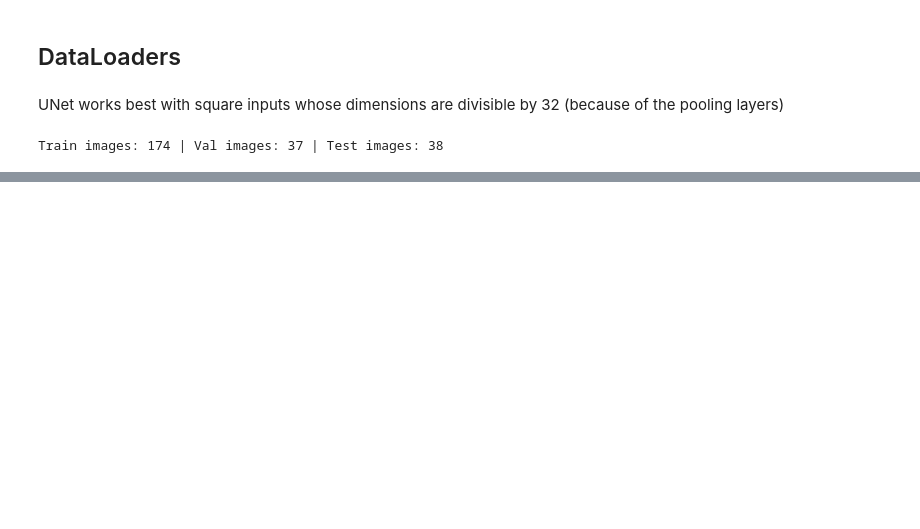
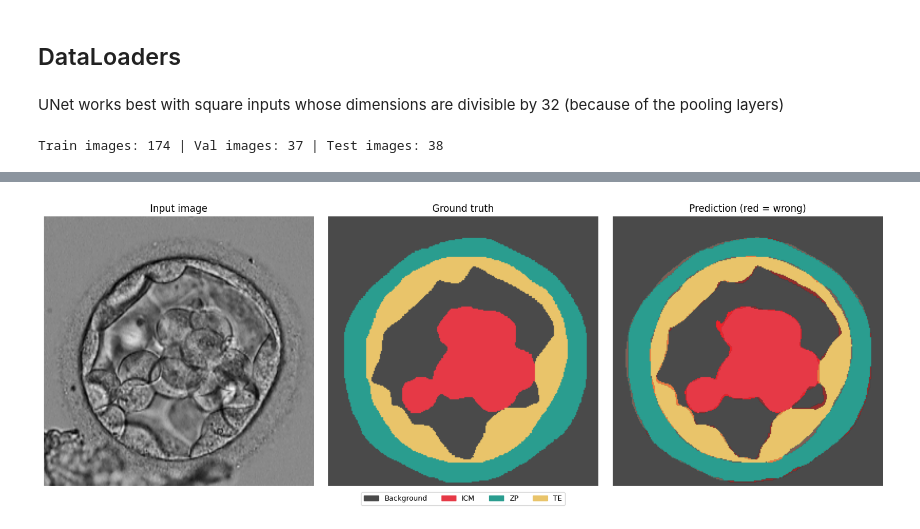
Before and after one commit to mikakia/AdvanceML_Final_Project, a Jupyter notebook: blasto_ss.ipynb, the cells around one changed output, grey strips where cells are left out. Drawn from its saved outputs; the diff is of its cells as text; code cells hidden in the pictures; blank space fills up the shorter version.

```diff
--- a/blasto_ss.ipynb
+++ b/blasto_ss.ipynb
@@ -237,0 +583,15 @@ torch.Size([6, 1, 256, 256])
+# %%
+# 1. Rebuild the model architecture (must match what you trained)
+model = UNet(in_channels=1, n_classes=4, base_filters=64)
+
+# 2. Load the saved weights
+checkpoint = torch.load("best_unet.pth", map_location="cpu")
+model.load_state_dict(checkpoint["model_state"])
+print(f"Loaded checkpoint from epoch {checkpoint['epoch']} with mIoU {checkpoint['miou']:.4f}")
+
+# 3. Grab an image and predict
+image, mask = dataset[0]              # or load your own image tensor
+pred_mask = predict(model, image)     # (256, 256) class indices
+
+print(pred_mask.shape)
+print(pred_mask.unique())             # which classes were predicted
@@ -237,0 +602,77 @@ torch.Size([6, 1, 256, 256])
+# %%
+CLASS_COLORS = {
+    0: ("Background", "#4a4a4a"),
+    1: ("ICM",     "#e63946"),
+    2: ("ZP",      "#2a9d8f"),
+    3: ("TE",     "#e9c46a"),
+}
+
+def visualize_prediction(image, pred_mask, gt_mask=None, class_colors=CLASS_COLORS):
+    """
+    Args:
+        image:     (1, 256, 256) float tensor
+        pred_mask: (256, 256)    long tensor  — from predict()
+        gt_mask:   (256, 256)    long tensor  — class indices
+                   (4, 256, 256) float tensor — one-hot, converted automatically
+    """
+
+    # Convert one-hot gt_mask to class indices if needed
+    if gt_mask is not None and gt_mask.dim() == 3:
+        gt_mask = gt_mask.argmax(dim=0)   # (4, 256, 256) → (256, 256)
+
+    def mask_to_rgb(mask_np):
+        h, w = mask_np.shape
+        rgb = np.zeros((h, w, 3), dtype=np.uint8)
+        for cls_idx, (_, hex_color) in class_colors.items():
+            r, g, b = int(hex_color[1:3], 16), int(hex_color[3:5], 16), int(hex_color[5:7], 16)
+            rgb[mask_np == cls_idx] = [r, g, b]
+        return rgb
+
+    pred_np = pred_mask.cpu().numpy()
+    n_cols  = 3 if gt_mask is not None else 2
+    fig, axes = plt.subplots(1, n_cols, figsize=(5 * n_cols, 5))
+
+    # Input image
+    axes[0].imshow(image.squeeze(0).cpu().numpy(), cmap="gray")
+    axes[0].set_title("Input image")
+    axes[0].axis("off")
+
+    # Ground truth
+    if gt_mask is not None:
+        gt_np = gt_mask.cpu().numpy()
+        axes[1].imshow(mask_to_rgb(gt_np))
+        axes[1].set_title("Ground truth")
+        axes[1].axis("off")
+
+    # Prediction
+    ax_pred = axes[2] if gt_mask is not None else axes[1]
+    ax_pred.imshow(mask_to_rgb(pred_np))
+    ax_pred.set_title("Prediction")
+    ax_pred.axis("off")
+
+    # Overlay: highlight disagreements in red
+    if gt_mask is not None:
+        wrong = (pred_np != gt_np).astype(np.uint8) * 255
+        overlay = np.zeros((*pred_np.shape, 4), dtype=np.uint8)  # RGBA
+        overlay[..., 0] = wrong    # red channel
+        overlay[..., 3] = wrong    # alpha channel
+        ax_pred.imshow(overlay, alpha=0.4)
+        ax_pred.set_title(f"Prediction (red = wrong)")
+
+    # Shared legend
+    legend = [mpatches.Patch(color=col, label=name)
+              for _, (name, col) in class_colors.items()]
+    fig.legend(handles=legend, loc="lower center", ncol=4,
+               bbox_to_anchor=(0.5, -0.05), fontsize=9)
+
+    plt.tight_layout()
+    plt.savefig("prediction_vs_gt.png", dpi=150, bbox_inches="tight")
+    plt.show()
+
+
+# ── Usage ─────────────────────────────────────────────────────────────────────
+image, gt_mask = dataset[0]
+pred_mask = predict(model, image)
+visualize_prediction(image, pred_mask, gt_mask)
+# %% [output]
+[figure, added]
```
Also changed, not shown: parts of 15 cells of this notebook.
